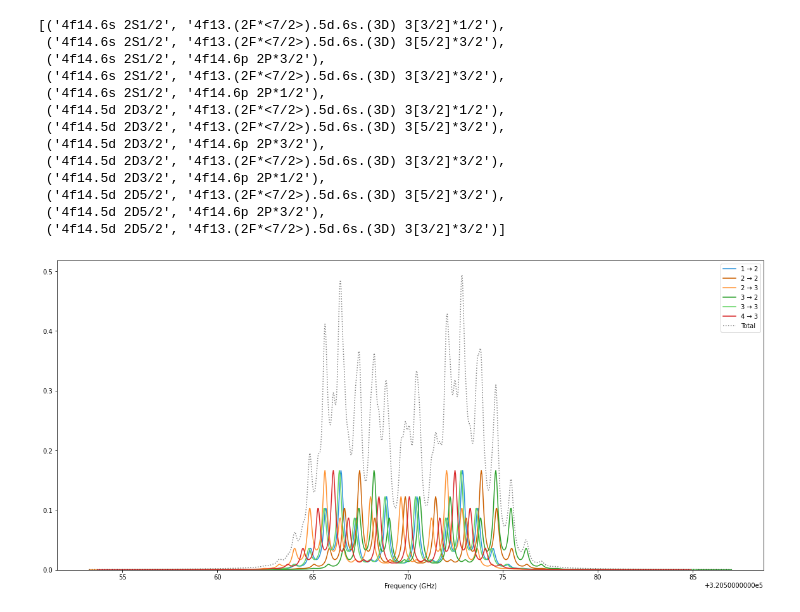
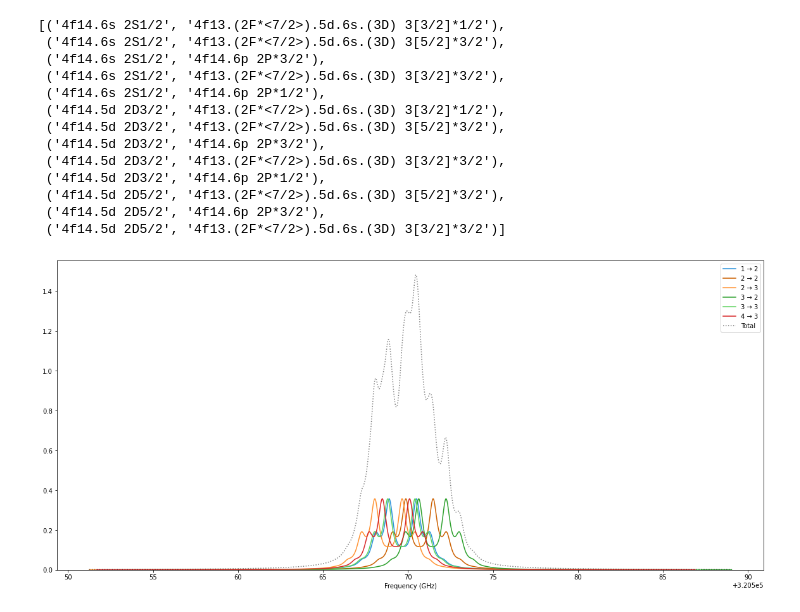
Before and after one commit to thomasdellaert/Atom-Toolkit, a Jupyter notebook: testing.ipynb, the cells around one changed output. Saved outputs shown, nothing was run; the diff lists cells and outputs as text; code cells hidden in the pictures.

```diff
--- a/testing.ipynb
+++ b/testing.ipynb
@@ -112,14 +113,14 @@ a.list_transitions()
 # %%
 %matplotlib inline
 
 plt.figure(figsize=(20, 9))
 
 lineshape = lineshapes.LorentzianLineShape(gamma=0.2, ampl=1.0)
-mod_lineshape = lineshapes.ModLorentzianLineShape(gamma=0.3, ampl=1.0, depth=5.4, mod_freq_GHz=0.8)
+mod_lineshape = lineshapes.ModLorentzianLineShape(gamma=0.6, ampl=1.0, depth=2.1, mod_freq_GHz=0.8)
 
 graphers.plot_spectrum(a.transitions[('4f14.5d 2D3/2', '4f13.(2F*<7/2>).5d.6s.(3D) 3[3/2]*1/2')],
                        lineshape=mod_lineshape, coloring='l')
 # plt.xlim(3.205e5+60, 3.205e5+80)
 plt.show()
 # %% [output]
-[figure, old version]
+[figure, new version]
```
Also changed, not shown: parts of 3 cells of this notebook, 1 other file.
